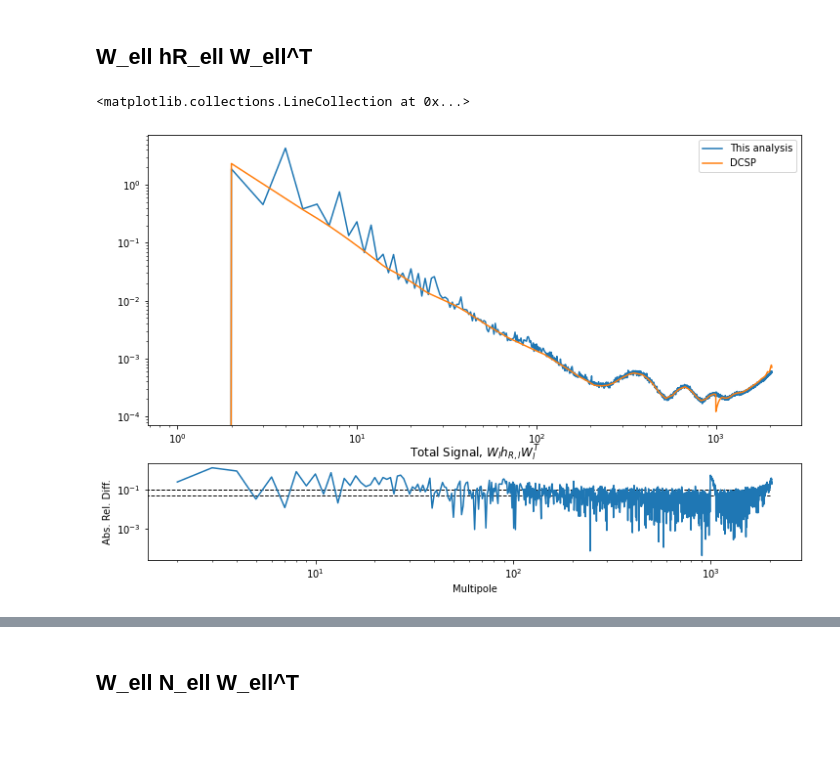
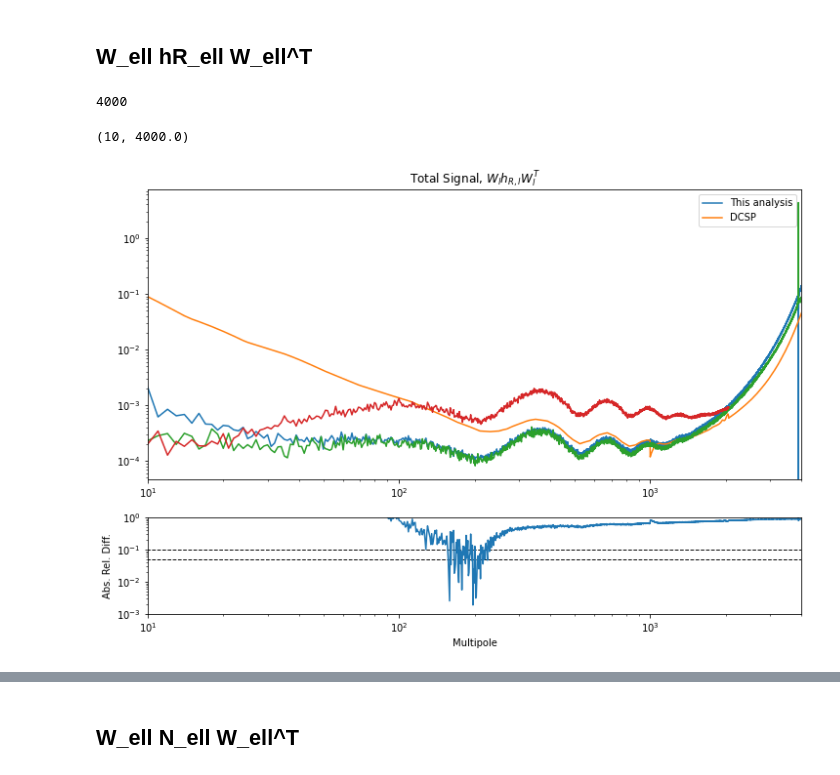
Before and after one commit to Sebastian-Belkner/component_separation, a Jupyter notebook: notebooks/Compare to Maude-DX12.ipynb, the cells around one changed output, grey strips where cells are left out. Cells and saved outputs as stored; diff of their text form; code cells hidden in the pictures; blank space fills up the shorter version.

```diff
--- a/notebooks/Compare to Maude-DX12.ipynb
+++ b/notebooks/Compare to Maude-DX12.ipynb
@@ -29,13 +29,14 @@ import component_separation.powerspectrum as pw
 import component_separation.covariance as cv
 import matplotlib.pyplot as plt
 
-csu = Config()
+csu = Config(mskset='smica')
 io = IO(csu)
 fn = fn_gen(csu)
 fns = fns_gen(csu)
 
 EEBB = 1
-Tscale ='K_RJ'
+TEB = EEBB
+Tscale ='K_CMB'
 # %%
 import warnings
 warnings.filterwarnings('ignore')
@@ -216,34 +222,58 @@ Text(0, 0.5, 'Abs. Rel. Diff.')
 ## W_ell hR_ell W_ell^T
 # %%
 lmaxbin = lmax#len(bins)
+print(lmax)
 res_tot_M = np.zeros(shape=(lmaxbin))
 res_tot_S = np.zeros(shape=(lmaxbin))
+p1 = 1/hp.pixwin(1024, pol=True, lmax=4500)[TEB-1]
+p2 = 1/hp.pixwin(2048, pol=True, lmax=4500)[TEB-1]
 for l in range(lmaxbin):
-    res_tot_M[l] = np.dot(np.dot((md_w_mc[0,:,l]*np.diag(beamfDX12[EEBB,:,:,l])/(beam5[l])).T,md_Rl[:,:,l]*1e6/beam5[l]**2),md_w_mc[0,:,l]*np.diag(beamfDX12[EEBB,:,:,l])/(beam5[l]))
-    res_tot_S[l] = np.dot(np.dot(W_total[EEBB,:,l].T,covl_tot[EEBB,:,:,l]),W_total[EEBB,:,l])*1e12
+    sm = np.sum(md_w_mc[0,:,l]*np.nan_to_num(np.diag(beamfDX12[EEBB,:,:,l]))/(beam5[l]))
+    res_tot_M[l] = np.dot(np.dot(
+        (md_w_mc[0,:,l]*np.nan_to_num(np.diag(beamfDX12[EEBB,:,:,l])/sm)/beam5[l]).T,md_Rl[:,:,l]*1e6/beam5[l]**2),md_w_mc[0,:,l]*np.nan_to_num(np.diag(beamfDX12[EEBB,:,:,l])/sm)/(beam5[l]))
+    # print(W_total[EEBB,:,l].T*pwin)
+    # pwin = np.array([p1[l],p1[l],p1[l],p2[l],p2[l],p2[l],p2[l]])
+    pwin = np.ones(7)
+    res_tot_S[l] = np.dot(np.dot((W_total[EEBB,:,l]/pwin).T,np.nan_to_num(covl_tot[EEBB,:,:,l])),W_total[EEBB,:,l]/pwin)*1e12
+# %% [output]
+4000
+# %%
+dxlp = np.load('/global/cscratch1/sd/sebibel/compsep/DX12/lensmask/ClT_combined_SMICA_highell_bins_2048_4000_pseudo.npy')
+dxlpe_jc = np.load('/global/homes/s/sebibel/data/plancklens/elm.npy')
+dxlpb_jc = np.load('/global/homes/s/sebibel/data/plancklens/blm.npy')
 # %%
 plt.figure(figsize=(12,8))
 gs = gridspec.GridSpec(2, 1, height_ratios=[3,1])
 ax0 = plt.subplot(gs[0])
 ax1 = plt.subplot(gs[1])
-plt.title(r'Total Signal, $W_l h_{R,l} W_l^T$')
+ax0.set_title(r'Total Signal, $W_l h_{R,l} W_l^T$')
 
-ax0.plot(res_tot_S, label = 'This analysis')
+ax0.plot(res_tot_S/np.pi, label = 'This analysis')
 ax0.plot(res_tot_M, label = 'DCSP')
+
+# *2*np.pi*1e16/np.arange(4000)**2
+ax0.plot(dxlp[0,1]*1e12)
+ax0.plot(1/dxlpe_jc)
+# ax0.plot(dxlpb_jc)
 # plt.plot(np.mean(bins, axis=1), md_Rs)
 
 buff = (res_tot_M - res_tot_S) / (res_tot_S)
 ax1.plot(np.abs(buff))
 
 ax0.legend()
 ax0.set_yscale('log')
 ax0.set_xscale('log')
 ax1.set_xscale('log')
 ax1.set_yscale('log')
 ax1.set_xlabel('Multipole')
 ax1.set_ylabel('Abs. Rel. Diff.')
-ax1.hlines(1e-1,0,2000, color='black', ls='--', lw=1)
-ax1.hlines(5e-2,0,2000, color='black', ls='--', lw=1)
+ax1.hlines(1e-1,0,4000, color='black', ls='--', lw=1)
+ax1.hlines(5e-2,0,4000, color='black', ls='--', lw=1)
+ax1.set_ylim((1e-3,1))
+
+
+ax0.set_xlim((10,4e3))
+ax1.set_xlim((10,4e3))
 # %% [output]
-<matplotlib.collections.LineCollection at 0x...>
+(10, 4000.0)
-[figure, old version]
+[figure, new version]
```
Also changed, not shown: parts of 13 cells of this notebook, 8 other files.
